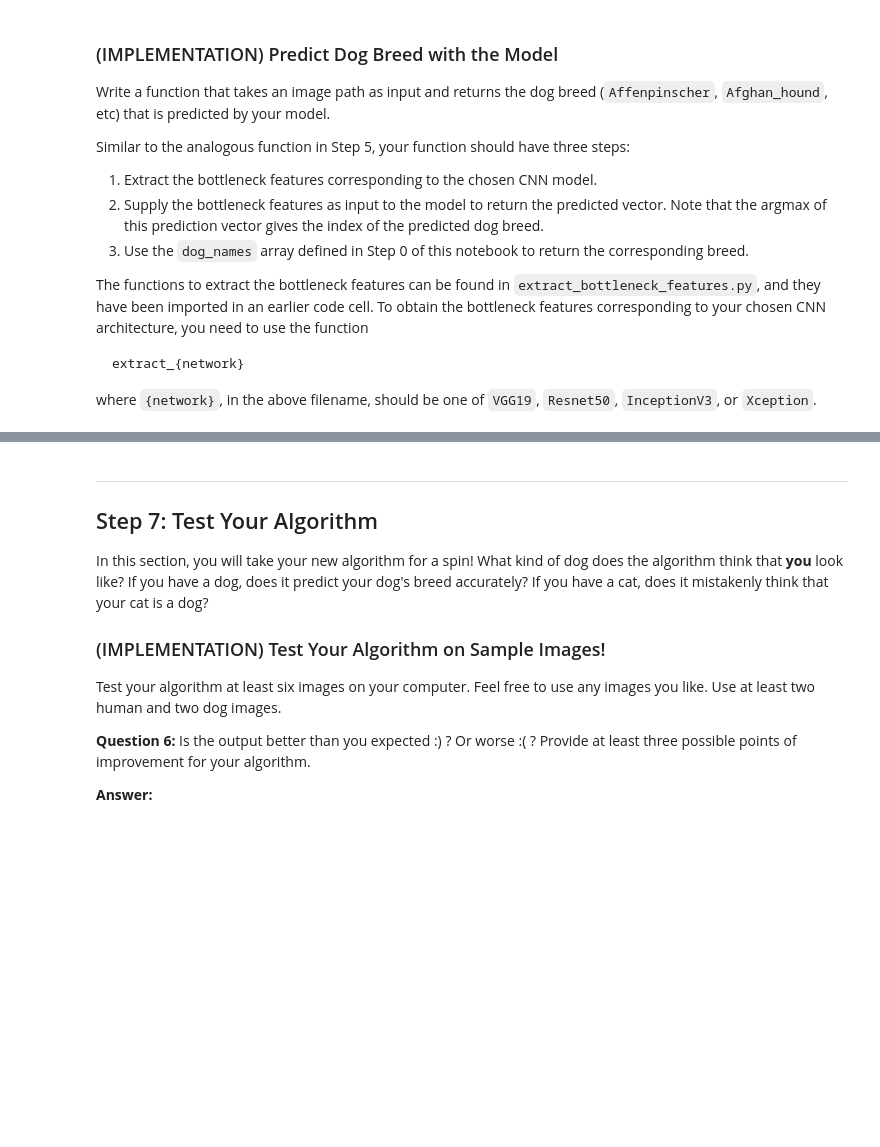
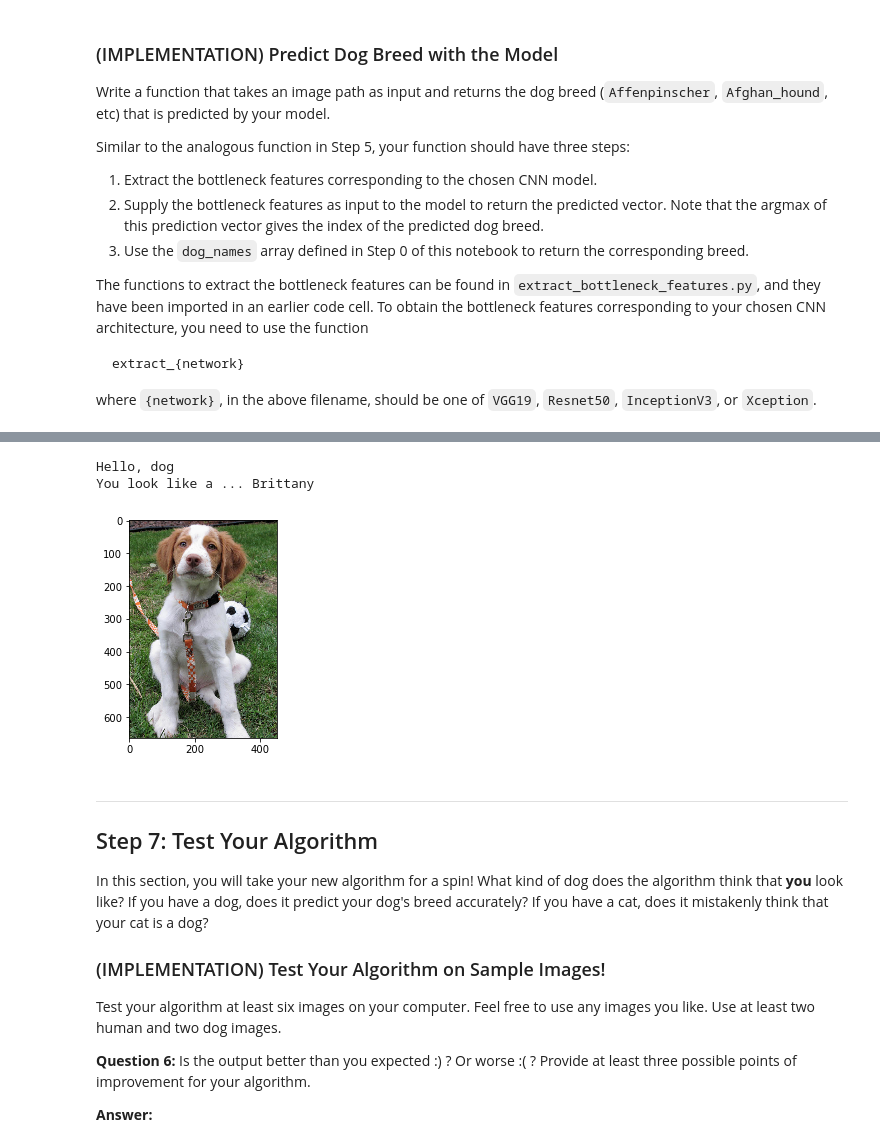
Before and after one commit to alexandergorskih/dog-project, a Jupyter notebook: dog_app.ipynb, the cells around one changed output, grey strips where cells are left out. Drawn from its saved outputs; the diff is of its cells as text; code cells hidden in the pictures; blank space fills up the shorter version.

```diff
--- a/dog_app.ipynb
+++ b/dog_app.ipynb
@@ -501,6 +609,7 @@ __Answer:__
 ### (IMPLEMENTATION) Compile the Model
 # %%
 ### TODO: Compile the model.
+Xception_model.compile(loss='categorical_crossentropy', optimizer='rmsprop', metrics=['accuracy'])
 # %% [markdown]
 ### (IMPLEMENTATION) Train the Model
 
@@ -513,6 +647,7 @@ You are welcome to [augment the training data](https://blog.keras.io/building-po
 ### (IMPLEMENTATION) Load the Model with the Best Validation Loss
 # %%
 ### TODO: Load the model weights with the best validation loss.
+Xception_model.load_weights('saved_models/weights.best.Xception.hdf5')
 # %% [markdown]
 ### (IMPLEMENTATION) Test the Model
 
@@ -537,6 +680,14 @@ where `{network}`, in the above filename, should be one of `VGG19`, `Resnet50`,
 # %%
 ### TODO: Write a function that takes a path to an image as input
 ### and returns the dog breed that is predicted by the model.
+
+def Xception_predict_breed(img_path):
+    # extract bottleneck features
+    bottleneck_feature = extract_Xception(path_to_tensor(img_path))
+    # obtain predicted vector
+    predicted_vector = Xception_model.predict(bottleneck_feature)
+    # return dog breed that is predicted by the model
+    return dog_names[np.argmax(predicted_vector)]
 # %% [markdown]
 ---
 <a id='step6'></a>
@@ -561,3 +709,40 @@ Some sample output for our algorithm is provided below, but feel free to design
+# %%
+### TODO: Write your algorithm.
+### Feel free to use as many code cells as needed.
+
+from collections import namedtuple
+
+Prediction = namedtuple('Prediction', ['subject', 'img_path', 'breed'])
+
+def subject(img_path):
+    return dog_detector(img_path) and 'dog' or face_detector(img_path) and 'human'
+
+def predict(img_path):
+    subj = subject(img_path)
+    breed = Xception_predict_breed(img_path)
+    return Prediction(subj, img_path, breed)
+
+def print_avatar(file_path):
+    img = cv2.imread(file_path)
+    cv_rgb = cv2.cvtColor(img, cv2.COLOR_BGR2RGB)
+    plt.imshow(cv_rgb)
+    plt.show
+
+def analyze(img_path):
+    prediction = predict(img_path)
+
+    if prediction.subject:
+        print('Hello, {}'.format(prediction.subject))
+        print('You look like a ... {}'.format(prediction.breed))
+        print_avatar(prediction.img_path)
+    else:
+        print("Please use clear image of a face or a dog")
+# %%
+analyze('images/Brittany_02625.jpg')
+# %% [output]
+Hello, dog
+You look like a ... Brittany
+[figure, added]
 # %% [markdown]
 ---
 <a id='step7'></a>
```
Also changed, not shown: parts of 25 cells of this notebook.
